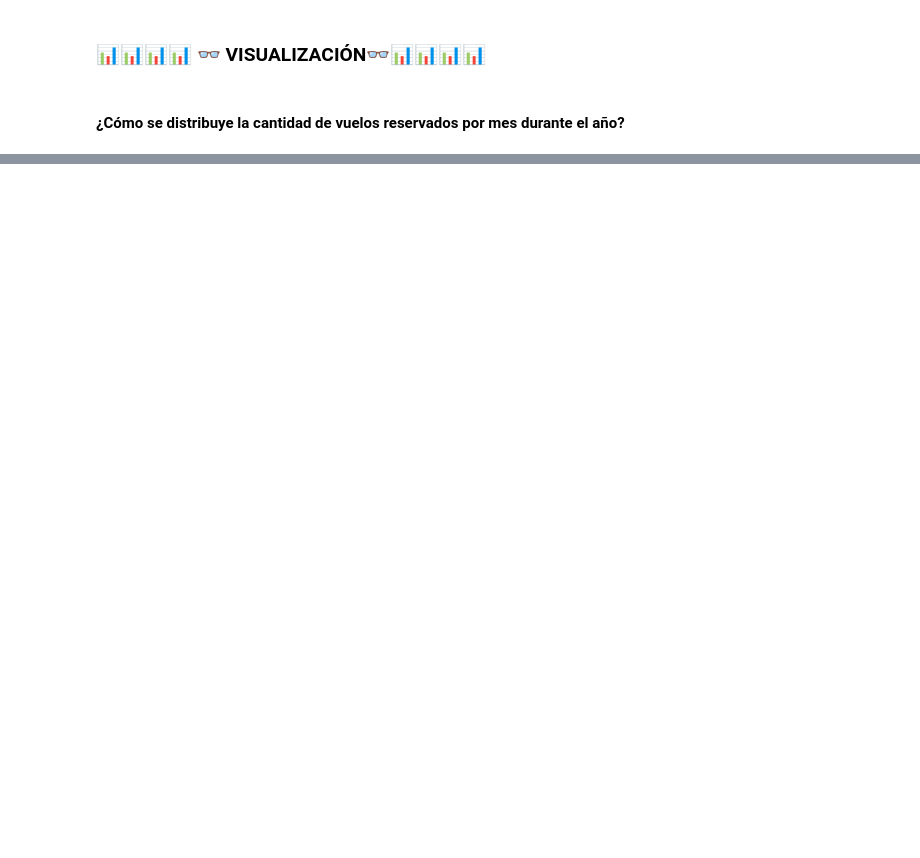
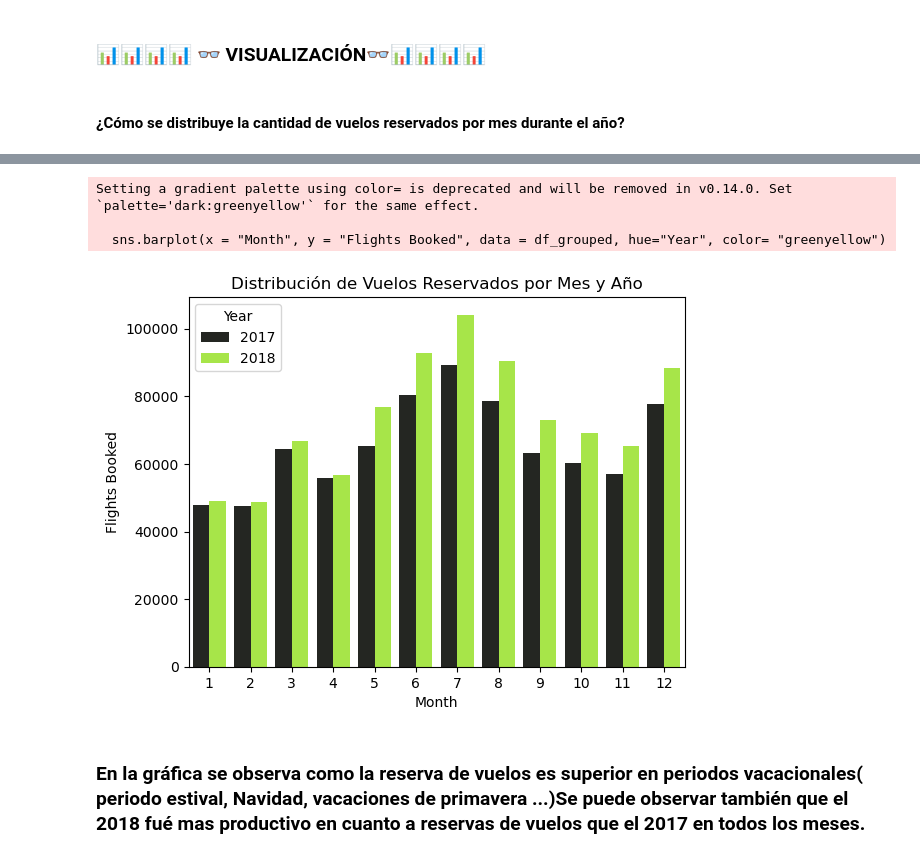
Before and after one commit to Adalab/bda-modulo-3-evaluacion-final-NuriaSalasVazquez, a Jupyter notebook: EDA.ipynb, the cells around one changed output, grey strips where cells are left out. Cells and saved outputs as stored; diff of their text form; code cells hidden in the pictures; blank space fills up the shorter version.

Commit message:
primera gráfica

```diff
--- a/EDA.ipynb
+++ b/EDA.ipynb
@@ -132,6 +132,8 @@ df_flight.head()
 | 998 | 101876 | 2018 | 12 | 0 | 0 | 0 | 0 | ... |
 | 1332 | 105251 | 2018 | 12 | 0 | 0 | 0 | 0 | ... |
 | 1969 | 106509 | 2018 | 12 | 0 | 0 | 0 | 0 | ... |
+# %%
+df_flight = df_flight.drop_duplicates()
 # %%
 df_flight.duplicated().sum()
 # %% [output]
@@ -355,7 +357,7 @@ display(df_loyalty.head(2))
 # %%
 #Creamos una nueva columna con los clientes que siguen en activo con los datos que tenemos en la columna "cancellation Year"
 
-df_loyalty["Active Status"] = df_loyalty['Cancellation Year'].apply(lambda x: 'Inactive' if x != 0 else 'Active')
+df_loyalty["Card Loyalty Status"] = df_loyalty['Cancellation Year'].apply(lambda x: 'Inactive' if x != 0 else 'Active')
 
 display(df_loyalty.head(2))
 # %% [output]
@@ -413,0 +430,3 @@ memory usage: 3.3+ MB
+# %%
+df_grouped = df_union.groupby(['Year', 'Month'])['Flights Booked'].sum().reset_index()
+df_grouped.head()
@@ -413,0 +440,12 @@ memory usage: 3.3+ MB
+# %%
+sns.barplot(x = "Month", y = "Flights Booked", data = df_grouped, hue="Year", color= "greenyellow")
+plt.xlabel('Month')
+plt.ylabel('Flights Booked')
+plt.title('Distribución de Vuelos Reservados por Mes y Año');
+# %% [output]
+Setting a gradient palette using color= is deprecated and will be removed in v0.14.0. Set `palette='dark:greenyellow'` for the same effect.
+
+  sns.barplot(x = "Month", y = "Flights Booked", data = df_grouped, hue="Year", color= "greenyellow")
+[figure, added]
+# %% [markdown]
+### En la gráfica se observa como la reserva de vuelos es superior en periodos vacacionales( periodo estival, Navidad, vacaciones de primavera ...)Se puede observar también que el 2018 fué mas productivo en cuanto a reservas de vuelos que el 2017 en todos los meses.
```
Also changed, not shown: parts of 8 cells of this notebook.
